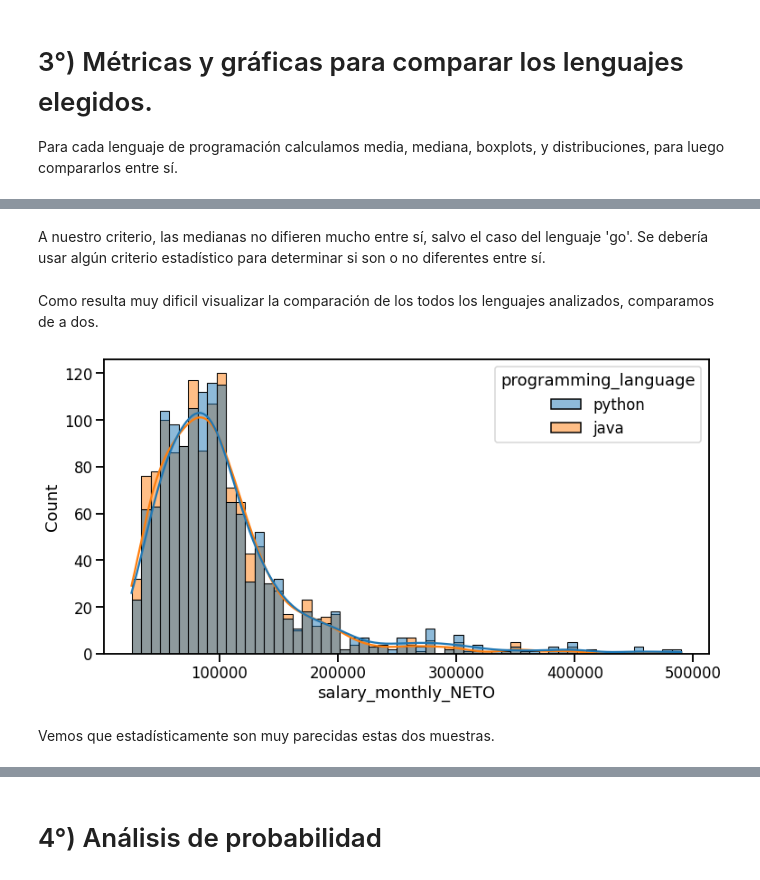
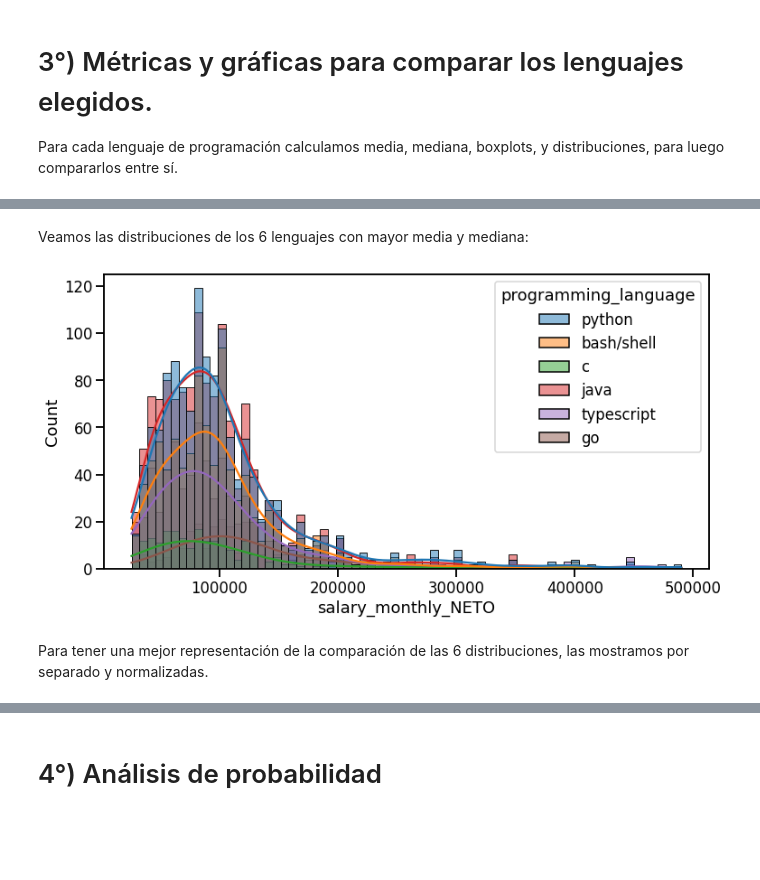
Before and after one commit to elerufe/DiploDatosFaMAF, a Jupyter notebook: AyVD/G25_Entregable_AyVD_Parte_1.ipynb, the cells around one changed output, grey strips where cells are left out. Saved outputs shown, nothing was run; the diff lists cells and outputs as text; code cells hidden in the pictures; blank space fills up the shorter version.

```diff
--- a/AyVD/G25_Entregable_AyVD_Parte_1.ipynb
+++ b/AyVD/G25_Entregable_AyVD_Parte_1.ipynb
@@ -394,5 +451,3 @@ plt.xlim([0,250000])
-# %% [markdown]
-A nuestro criterio, las medianas no difieren mucho entre sí, salvo el caso del lenguaje 'go'. Se debería usar algún criterio estadístico para determinar si son o no diferentes entre sí.
 # %%
 #veamos las distribuciones de cada lenguaje, para ver cómo se comporta la muestra completa
 #distribuciones de los lenguajes analizados:
@@ -401,17 +456,17 @@ A nuestro criterio, las medianas no difieren mucho entre sí, salvo el caso del
 #plt.ticklabel_format(style='plain', axis='x')
 #(si no reseteabamos los indices, no andaba el hist, porq se le hace lio con los indices repetidos)
 #filtered_df_lang
-# %% [markdown]
-Como resulta muy dificil visualizar la comparación de los todos los lenguajes analizados, comparamos de a dos.
+# %% [markdown]
+Veamos las distribuciones de los 6 lenguajes con mayor media y mediana:
 # %%
 #Comparamos los lenguajes con medias más altas: 'Java' y 'Python'.
-interesting_languages = ["java","python"] #"javascript","html","sql","python", "java", "css"]
+interesting_languages = ["go", "c", "typescript", "bash/shell","java","python"] #"python", "java", "go", "c", "typescript", "bash/shell"
 filtered_df_lang_2 = df_lang[df_lang.programming_language.isin(interesting_languages)]
 #distribuciones:
 plt.figure(figsize=(12, 6))
 seaborn.histplot(data=filtered_df_lang_2.reset_index(), x='salary_monthly_NETO', hue='programming_language', kde=True)
 plt.ticklabel_format(style='plain', axis='x')
 # %% [output]
-[figure, old version]
+[figure, new version]
-# %% [markdown]
-Vemos que estadísticamente son muy parecidas estas dos muestras.
+# %% [markdown]
+Para tener una mejor representación de la comparación de las 6 distribuciones, las mostramos por separado y normalizadas.
```
Also changed, not shown: parts of 75 cells of this notebook.
